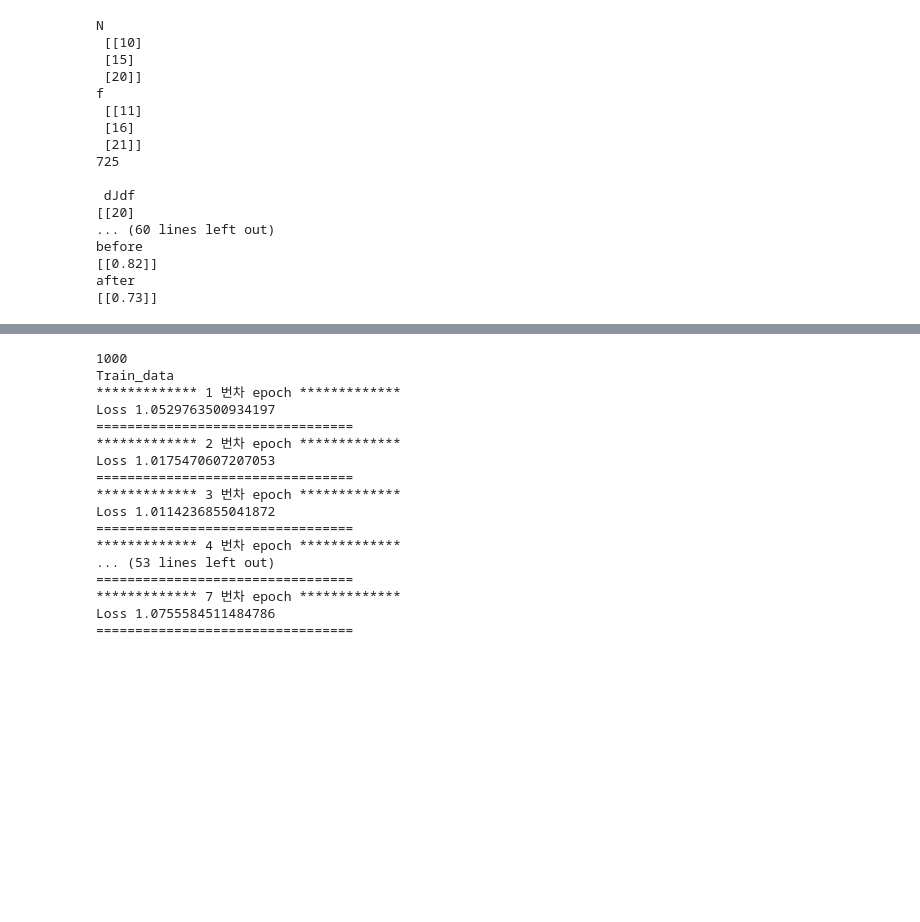
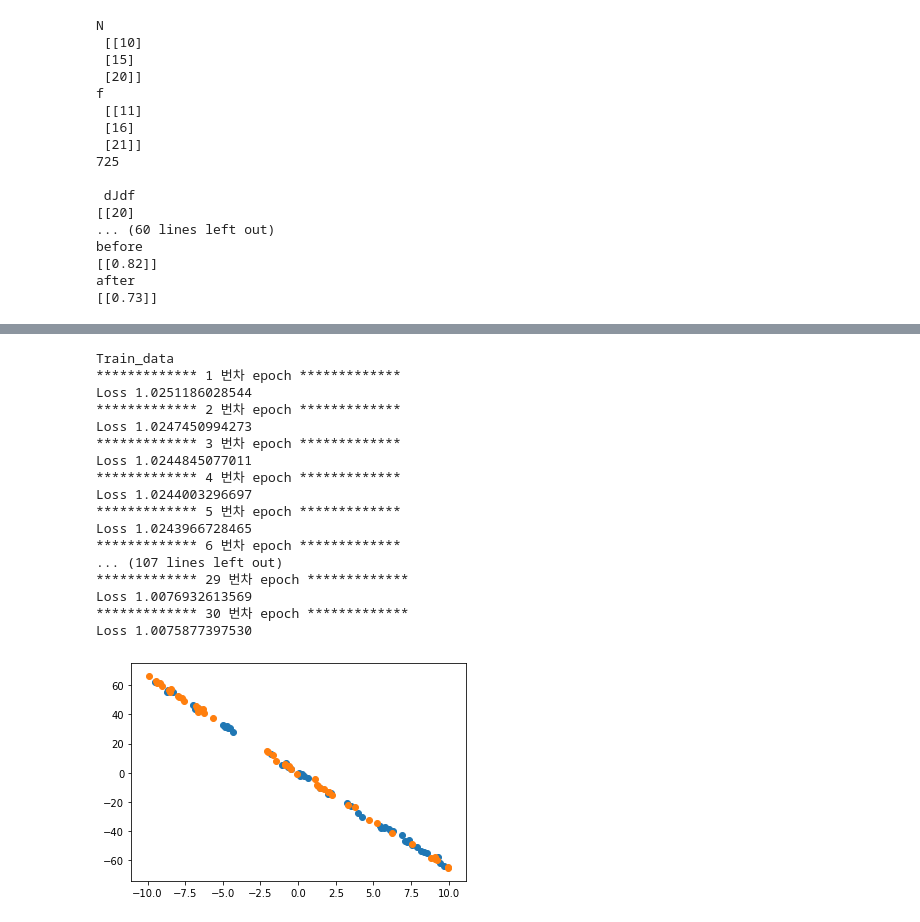
Before and after one commit to YHWOO13/JBNU-2021-WINTER, a Jupyter notebook: Deep Learning/practice.ipynb, the cells around one changed output, grey strips where cells are left out. Saved outputs shown, nothing was run; the diff lists cells and outputs as text; code cells hidden in the pictures; blank space fills up the shorter version.

```diff
--- a/Deep Learning/practice.ipynb
+++ b/Deep Learning/practice.ipynb
@@ -817,5 +646,7 @@ Loss 8.267315181567544e+171
 =================================
 # %%
+#유력
+np.set_printoptions(precision=7)
 xlis = []
 ylis = []
 flis = []
@@ -852,14 +683,12 @@ train_idx=int(result.shape[0]*0.85)
 dev_idx=int(result.shape[0]*0.05)
 test_idx=int(result.shape[0]*0.1)
 
-print(result.shape[0])
 train_data_set=result[0:train_idx,:]
 test_data_set=result[train_idx:train_idx+test_idx,:]
 dev_data_set=result[train_idx+test_idx:train_idx+test_idx+dev_idx,:]
 
-def linear_regression(data,idx,minibatch_size, epoch_size):
-
-    data=np.random.permutation(data)
+def linear_regression(data, idx, minibatch_size, epoch_size):
+    data_list=[]
     X_batch= data[:,0]
     y_batch= data[:,1]
     X_batch=np.reshape(X_batch,(idx,size))
@@ -898,48 +727,57 @@ def linear_regression(data,idx,minibatch_size, epoch_size):
             batch_size=forward_info['X'].shape[0]
             dJdf=-2*(forward_info['y']-forward_info['f'])
             dfdN=np.ones_like(forward_info['N'])
             dfdB=np.ones_like(forward_info['N'])
             dJdN=dJdf*dfdN
             dNdW=np.transpose(forward_info['X'],(1,0))
 
             dJdW=np.dot(dNdW, dJdN)
             dLdB=(dJdf*dfdB).sum(axis=0)
 
             loss_grad['W']=dJdW
             loss_grad['B']=dLdB
 
             for key in weights.keys():
-                weights[key]=weights[key]- 0.001 * loss_grad[key]
+                weights[key]=weights[key]- 0.00001 * loss_grad[key]
 
         N=weights['W']*X_batch
         f= N+weights['B']
         loss=np.mean(np.power(y_batch-f,2))
         print('Loss',loss)
-        print('=================================')
+
+        #print('=================================')
+
+        data_list.append(loss)
+
+    X_batch = list(X_batch)
+
+    #epoch에 따른 loss 출력도 가능
+    return plt.scatter(X_batch_temp, y_temp, label = 'name')
 
 print('Train_data')
-linear_regression(train_data_set,train_idx,20,7)
+train_ = linear_regression(train_data_set,train_idx,50,30)
 
-print('\ndev_data')
-linear_regression(dev_data_set,dev_idx,20,7)
+#print('\ndev_data')
+#dev_ = linear_regression(dev_data_set,dev_idx,20,30)
 
 print('\nTest_data')
-linear_regression(test_data_set,test_idx,20,7)
+Test_ = linear_regression(test_data_set,test_idx,50,30)
 # %% [output]
-1000
 Train_data
 ************* 1 번차 epoch *************
-Loss 1.0529763500934197
-=================================
+Loss 1.0251186028544
 ************* 2 번차 epoch *************
-Loss 1.0175470607207053
-=================================
+Loss 1.0247450994273
 ************* 3 번차 epoch *************
-Loss 1.0114236855041872
-=================================
+Loss 1.0244845077011
 ************* 4 번차 epoch *************
-... (53 lines left out)
-=================================
-************* 7 번차 epoch *************
-Loss 1.0755584511484786
-=================================
+Loss 1.0244003296697
+************* 5 번차 epoch *************
+Loss 1.0243966728465
+************* 6 번차 epoch *************
+... (107 lines left out)
+************* 29 번차 epoch *************
+Loss 1.0076932613569
+************* 30 번차 epoch *************
+Loss 1.0075877397530
+[figure, added]
```
Also changed, not shown: parts of 10 cells of this notebook.
